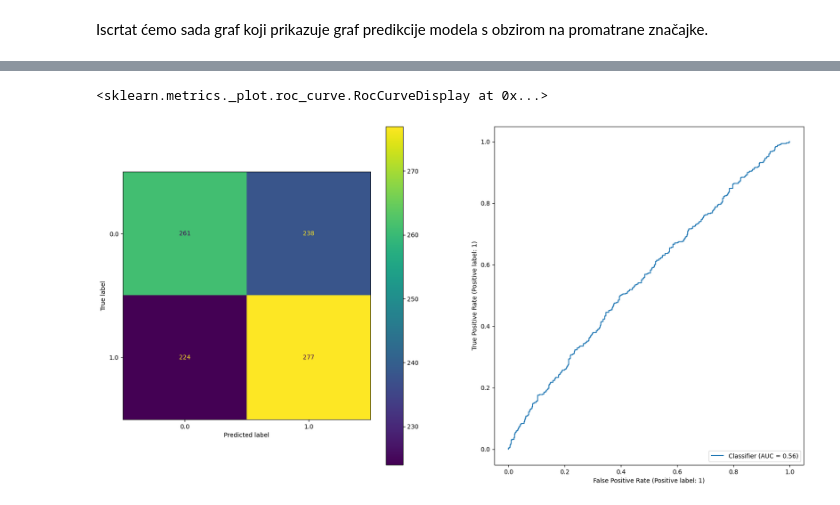
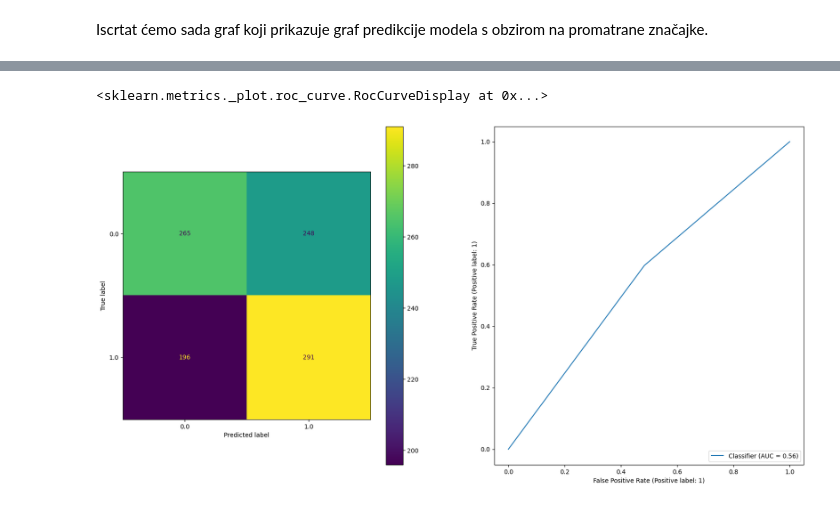
Before and after one commit to babe1304/UZOP-project, a Jupyter notebook: reporoduction_of_experiments.ipynb, the cells around one changed output, grey strips where cells are left out. Saved outputs shown, nothing was run; the diff lists cells and outputs as text; code cells hidden in the pictures.

```diff
--- a/reporoduction_of_experiments.ipynb
+++ b/reporoduction_of_experiments.ipynb
@@ -100,6 +100,21 @@ tournament_team_data = tournament_team_data.loc[:, ['YEAR', 'SEED', 'TEAM', 'WIN
 tournament_team_data = tournament_team_data.merge(bpi_data, on=['YEAR', 'TEAM'], how='left')
 game_data_2023 = game_data_2023.merge(bpi_data, on=['YEAR', 'TEAM'], how='left')
 
+game_data_2023['WIN %'] = game_data_2023['WIN %']/100
+tournament_team_data['WIN %'] = tournament_team_data['WIN %']/100
+
+game_data_2023['EFG %'] = game_data_2023['EFG %']/100
+tournament_team_data['EFG %'] = tournament_team_data['EFG %']/100
+
+game_data_2023['DEFENSIVE REBOUND %'] = game_data_2023['DEFENSIVE REBOUND %']/100
+tournament_team_data['DEFENSIVE REBOUND %'] = tournament_team_data['DEFENSIVE REBOUND %']/100
+
+game_data_2023['BLOCK %'] = game_data_2023['BLOCK %']/100
+tournament_team_data['BLOCK %'] = tournament_team_data['BLOCK %']/100
+
+game_data_2023['ELITE SOS'] = game_data_2023['ELITE SOS']/100
+tournament_team_data['ELITE SOS'] = tournament_team_data['ELITE SOS']/100
+
 tournament_team_data.info()
 tournament_team_data.describe()
 # %% [output]
@@ -484,0 +639,12 @@ Logistic regression accuracy on training data: 0.691133193399251
+# %%
+from sklearn.ensemble import HistGradientBoostingClassifier
+
+features = ['RPI DIFF', 'EFG % DIFF', 'BLOCK % DIFF', 'BPI DIFF', 'PPPO DIFF', 'DEFENSIVE REBOUND % DIFF', 'TEAM 1 WIN']
+win_data = merged_data[merged_data['TEAM 1 WIN'] == 1].sample(n=70000)
+loss_data = merged_data[merged_data['TEAM 1 WIN'] == 0].sample(n=70000)
+train_data = pd.concat([win_data, loss_data])
+np.random.shuffle(train_data.values)
+train_data = train_data[features]
+
+hist_gradient_boosting = HistGradientBoostingClassifier(max_iter=1000, learning_rate=0.1, max_depth=4)
+hist_gradient_boosting.fit(train_data[features[:-1]], train_data['TEAM 1 WIN'])
@@ -513,0 +690,12 @@ RocCurveDisplay.from_predictions(random_matchups['TEAM 1 WIN'], random_matchups[
+# %%
+from sklearn.neighbors import KNeighborsClassifier
+
+features = ['RPI DIFF', 'EFG % DIFF', 'BLOCK % DIFF', 'BPI DIFF', 'PPPO DIFF', 'DEFENSIVE REBOUND % DIFF', 'TEAM 1 WIN']
+win_data = merged_data[merged_data['TEAM 1 WIN'] == 1].sample(n=50000)
+loss_data = merged_data[merged_data['TEAM 1 WIN'] == 0].sample(n=50000)
+train_data = pd.concat([win_data, loss_data])
+np.random.shuffle(train_data.values)
+train_data = train_data[features]
+
+knn = KNeighborsClassifier(n_neighbors=500)
+knn.fit(train_data[features[:-1]], train_data['TEAM 1 WIN'])
@@ -514,9 +722,9 @@ RocCurveDisplay.from_predictions(random_matchups['TEAM 1 WIN'], random_matchups[
 # %%
-random_matchups = merged_data[merged_data['YEAR'] == 2022].sample(n=1000, random_state=13).copy()
-random_matchups['PREDICTED TEAM 1 WIN'] = random_matchups.apply(lambda x: winner_logistic(x, logistic_models, polys, features), axis=1)
+random_matchups = merged_data.sample(n=1000).copy()
+random_matchups['PREDICTED TEAM 1 WIN'] = random_matchups.apply(lambda x: hist_gradient_boosting.predict(x[features[:-1]].values.reshape(1, -1))[0], axis=1)
 f, ax = plt.subplots(1, 2, figsize=(20, 10))
-ConfusionMatrixDisplay.from_predictions(random_matchups['TEAM 1 WIN'], random_matchups['PREDICTED TEAM 1 WIN'] > 0.5, ax=ax[0])
+ConfusionMatrixDisplay.from_predictions(random_matchups['TEAM 1 WIN'], random_matchups['PREDICTED TEAM 1 WIN'], ax=ax[0])
 RocCurveDisplay.from_predictions(random_matchups['TEAM 1 WIN'], random_matchups['PREDICTED TEAM 1 WIN'], ax=ax[1])
 # %% [output]
 <sklearn.metrics._plot.roc_curve.RocCurveDisplay at 0x...>
-[figure, old version]
+[figure, new version]
```
Also changed, not shown: parts of 50 cells of this notebook, 1 other file.
